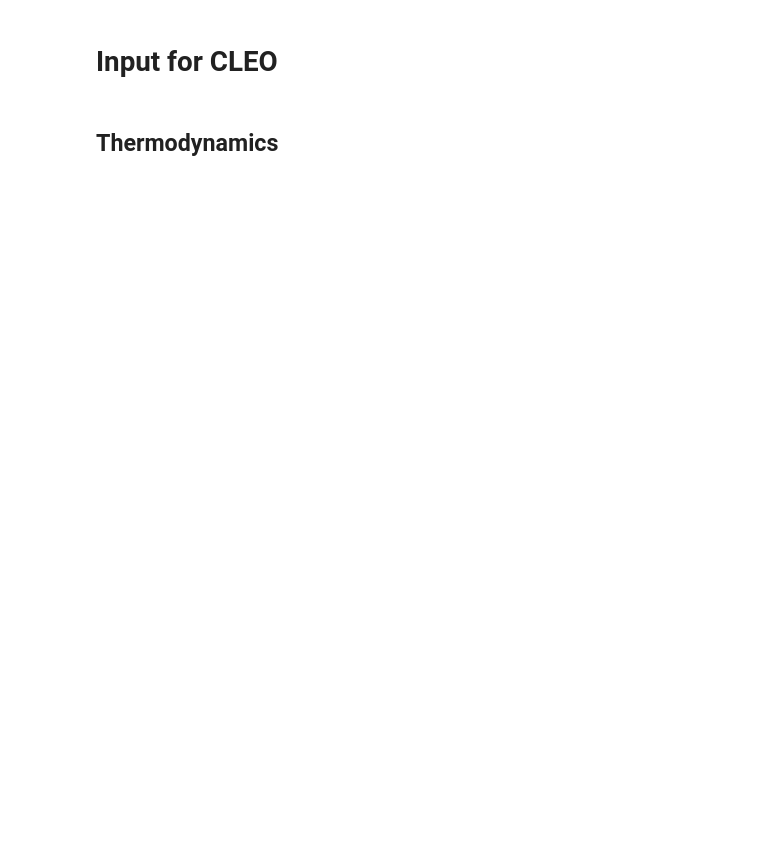
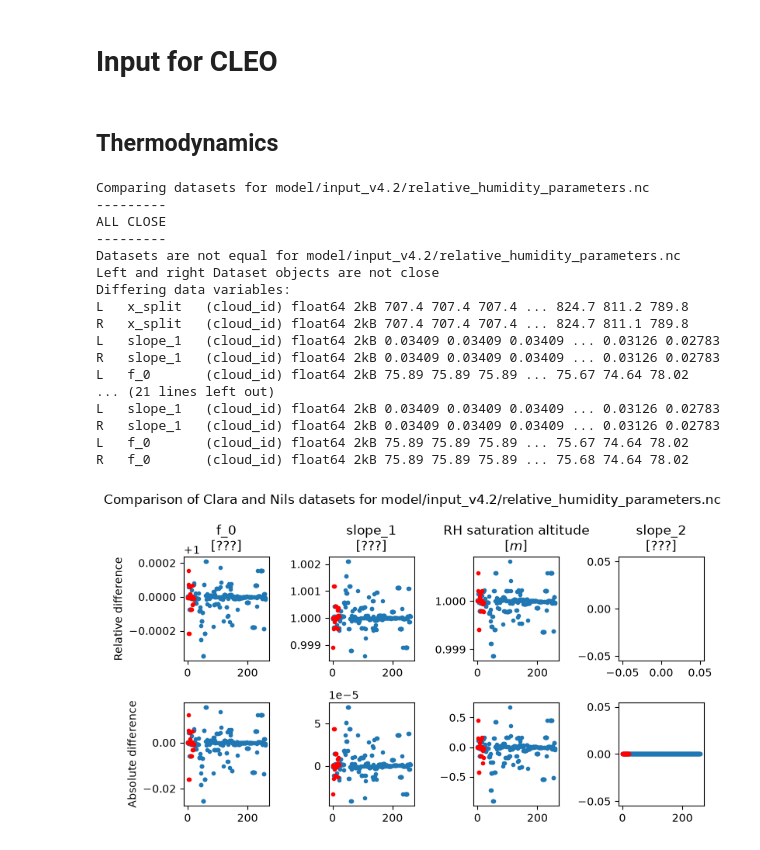
Before and after one commit to nilsnevertree/sdm-eurec4a, a Jupyter notebook: notebooks/issues/xxx/debuggind.ipynb, the cells around one changed output. Saved outputs shown, nothing was run; the diff lists cells and outputs as text; code cells hidden in the pictures; blank space fills up the shorter version.

Commit message:
refactor: add visual comparison between claras and nils input data

```diff
--- a/notebooks/issues/xxx/debuggind.ipynb
+++ b/notebooks/issues/xxx/debuggind.ipynb
@@ -86,3 +195,26 @@ array([-2.34140425e+09, -2.34103712e+09, -2.34075590e+09, ...,
 # Input for CLEO
 # %% [markdown]
 ## Thermodynamics
+# %%
+relative_path=Path("model/input_v4.2/relative_humidity_parameters.nc")
+compare_clara_nils_dataset(relative_path=relative_path)
+plot_clara_nils_dataset(relative_path=relative_path)
+# %% [output]
+Comparing datasets for model/input_v4.2/relative_humidity_parameters.nc
+---------
+ALL CLOSE
+---------
+Datasets are not equal for model/input_v4.2/relative_humidity_parameters.nc
+Left and right Dataset objects are not close
+Differing data variables:
+L   x_split   (cloud_id) float64 2kB 707.4 707.4 707.4 ... 824.7 811.2 789.8
+R   x_split   (cloud_id) float64 2kB 707.4 707.4 707.4 ... 824.7 811.1 789.8
+L   slope_1   (cloud_id) float64 2kB 0.03409 0.03409 0.03409 ... 0.03126 0.02783
+R   slope_1   (cloud_id) float64 2kB 0.03409 0.03409 0.03409 ... 0.03126 0.02783
+L   f_0       (cloud_id) float64 2kB 75.89 75.89 75.89 ... 75.67 74.64 78.02
+... (21 lines left out)
+L   slope_1   (cloud_id) float64 2kB 0.03409 0.03409 0.03409 ... 0.03126 0.02783
+R   slope_1   (cloud_id) float64 2kB 0.03409 0.03409 0.03409 ... 0.03126 0.02783
+L   f_0       (cloud_id) float64 2kB 75.89 75.89 75.89 ... 75.67 74.64 78.02
+R   f_0       (cloud_id) float64 2kB 75.89 75.89 75.89 ... 75.68 74.64 78.02
+[figure, added]
```
Also changed, not shown: parts of 18 cells of this notebook.
